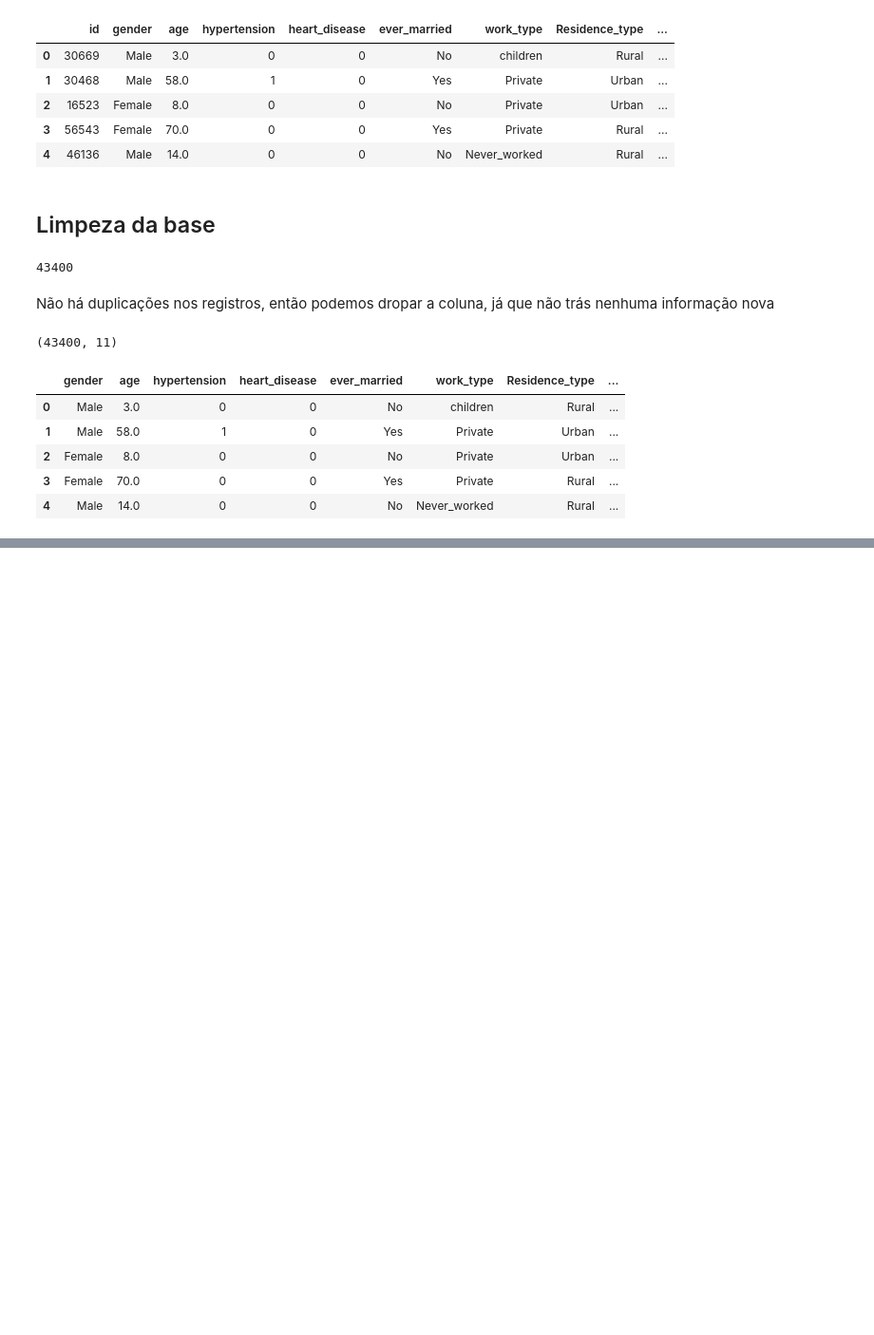
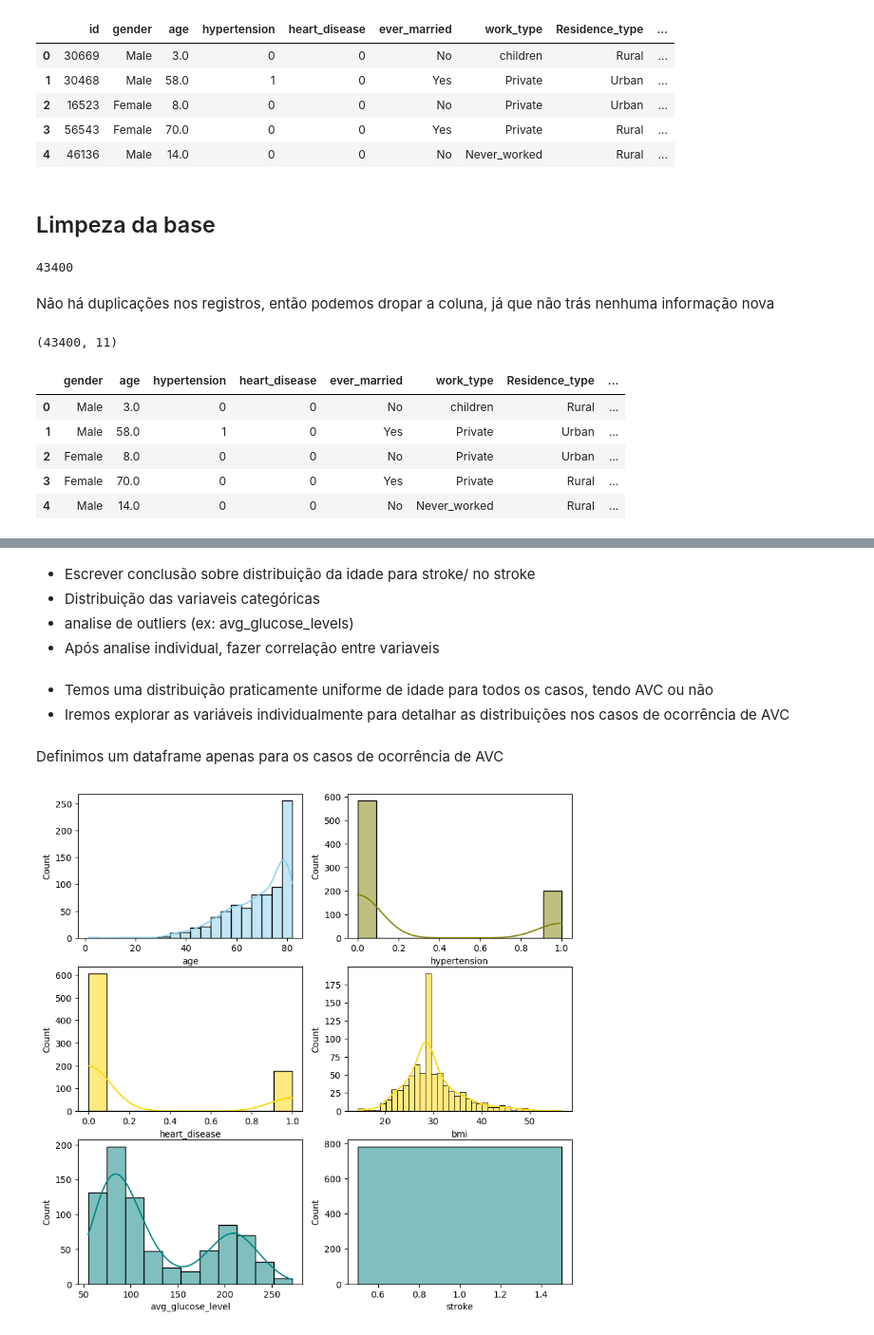
Before and after one commit to Jdss026/stroke-classifier, a Jupyter notebook: notebooks/eda.ipynb, the cells around one changed output, grey strips where cells are left out. Shown at 95% size. Cells and saved outputs as stored; diff of their text form; code cells hidden in the pictures; blank space fills up the shorter version.

Commit message:
analise de categoricos

```diff
--- a/notebooks/eda.ipynb
+++ b/notebooks/eda.ipynb
@@ -271,0 +170,27 @@ y.value_counts().plot.pie(autopct='%.2f')
+# %% [markdown]
+- Escrever conclusão sobre distribuição da idade para stroke/ no stroke
+- Distribuição das variaveis categóricas
+- analise de outliers (ex: avg_glucose_levels)
+- Após analise individual, fazer correlação entre variaveis
+# %% [markdown]
+- Temos uma distribuição praticamente uniforme de idade para todos os casos, tendo AVC ou não
+- Iremos explorar as variáveis individualmente para detalhar as distribuições nos casos de ocorrência de AVC
+# %% [markdown]
+Definimos um dataframe apenas para os casos de ocorrência de AVC
+# %%
+test_strokes_only = df['stroke'] == 1 # teste para os casos de ocorrencia de avc
+df_stroke = df[test_strokes_only] #criamos um df apenas para os casos de avc positivo (=1)
+
+# plota os histogramas das colunas não-categóricas nos casos positivos de avc
+fig, axs = plt.subplots(3, 2, figsize=(10, 10))
+
+sns.histplot(data=df_stroke, x="age", kde=True, color="skyblue", ax=axs[0, 0])
+sns.histplot(data=df_stroke, x="hypertension", kde=True, color="olive", ax=axs[0, 1])
+sns.histplot(data=df_stroke, x="heart_disease", kde=True, color="gold", ax=axs[1, 0])
+sns.histplot(data=df_stroke, x="bmi", kde=True, color="gold", ax=axs[1, 1])
+sns.histplot(data=df_stroke, x="avg_glucose_level", kde=True, color="teal", ax=axs[2, 0])
+sns.histplot(data=df_stroke, x="stroke", kde=True, color="teal", ax=axs[2, 1])
+
+plt.show()
+# %% [output]
+[figure, added]
```
Also changed, not shown: parts of 57 cells of this notebook, 1 other file.
